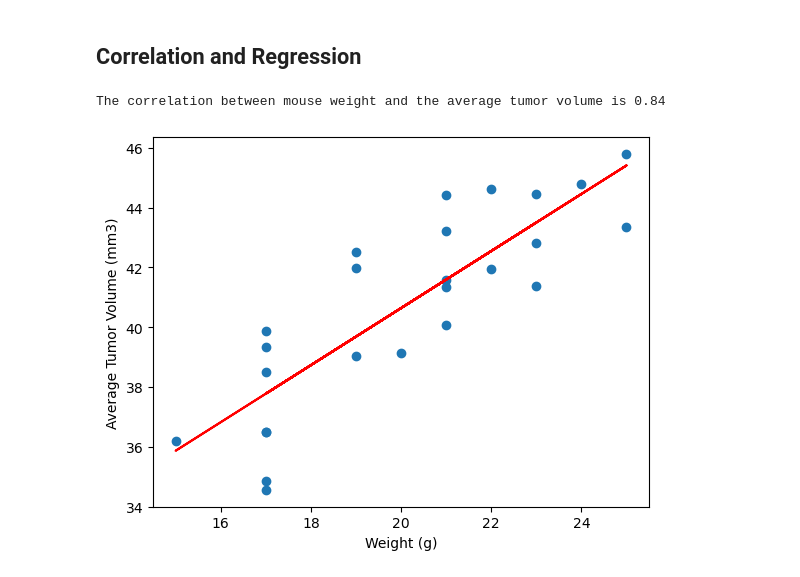
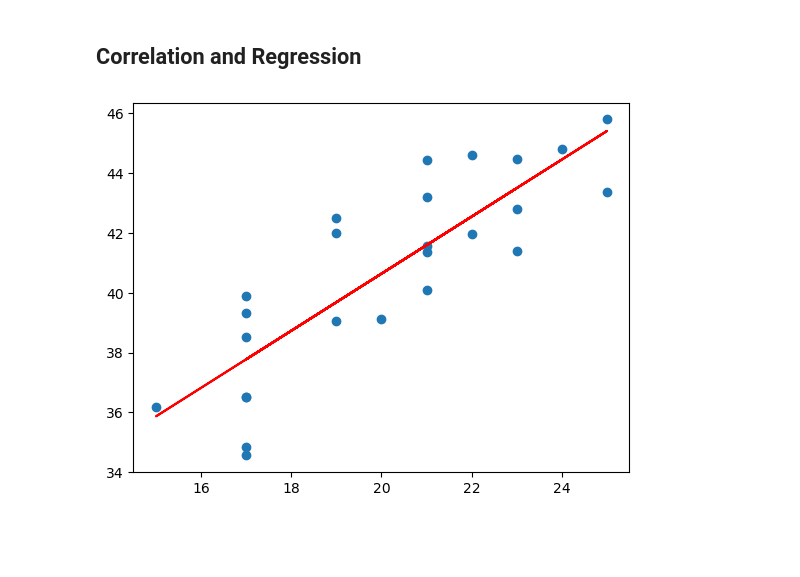
Before and after one commit to cburgyan/pymaceuticals-challenge, a Jupyter notebook: pymaceuticals_starter.ipynb, the cells around one changed output. Drawn from its saved outputs; the diff is of its cells as text; code cells hidden in the pictures; blank space fills up the shorter version.

```diff
--- a/pymaceuticals_starter.ipynb
+++ b/pymaceuticals_starter.ipynb
@@ -253,4 +248,11 @@ plt.show()
 [figure]
 # %%
 # Generate a scatter plot of mouse weight vs. the average observed tumor volume for the entire Capomulin regimen
+
+capo_df = ms_df.loc[ms_df['Drug Regimen']=='Capomulin'].copy()#.loc[ms_df['Metastatic Sites'] != 0].copy()
+# print(len(capo_df['Mouse ID'].unique()))
+capo_gb_id_av_df = capo_df.groupby('Mouse ID').mean()
+# print(capo_gb_id_av_df)
+plt.scatter(capo_gb_id_av_df['Weight (g)'], capo_gb_id_av_df['Tumor Volume (mm3)'])
+plt.show()
 # %% [output]
@@ -260,6 +262,10 @@ plt.show()
 # %%
 # Calculate the correlation coefficient and a linear regression model
 # for mouse weight and average observed tumor volume for the entire Capomulin regimen
+(slope, yIntercept, pearsonR, pValue, stdev) = st.linregress(capo_gb_id_av_df['Weight (g)'], capo_gb_id_av_df['Tumor Volume (mm3)'])
+regres_line = slope * capo_gb_id_av_df['Weight (g)'] + yIntercept
+plt.scatter(capo_gb_id_av_df['Weight (g)'], capo_gb_id_av_df['Tumor Volume (mm3)'])
+plt.plot(capo_gb_id_av_df['Weight (g)'], regres_line, color='red')
+plt.show()
 # %% [output]
-The correlation between mouse weight and the average tumor volume is 0.84
-[figure, old version]
+[figure, new version]
```
Also changed, not shown: parts of 6 cells of this notebook.
